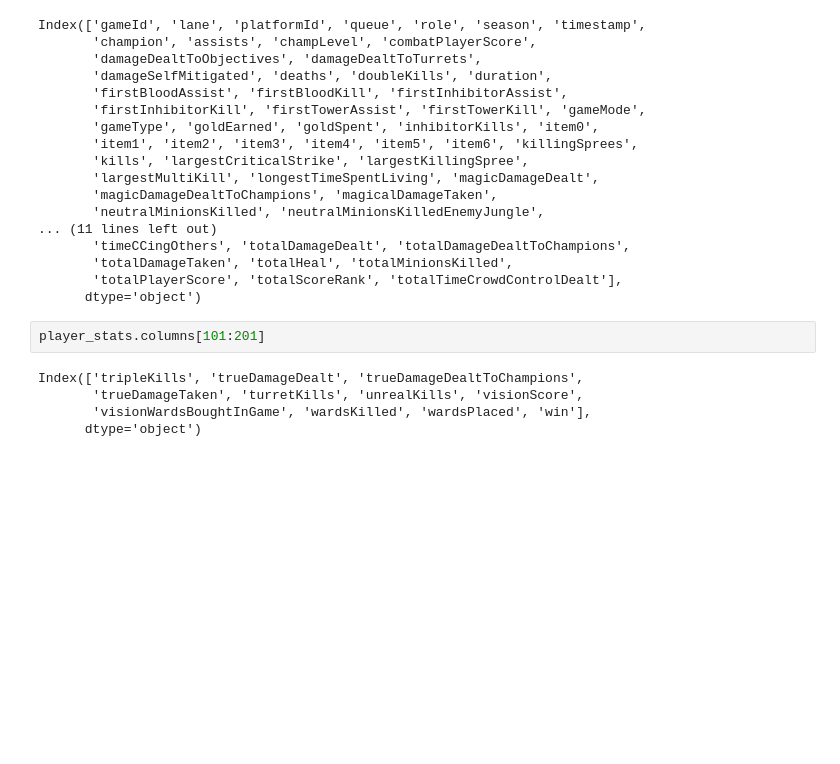
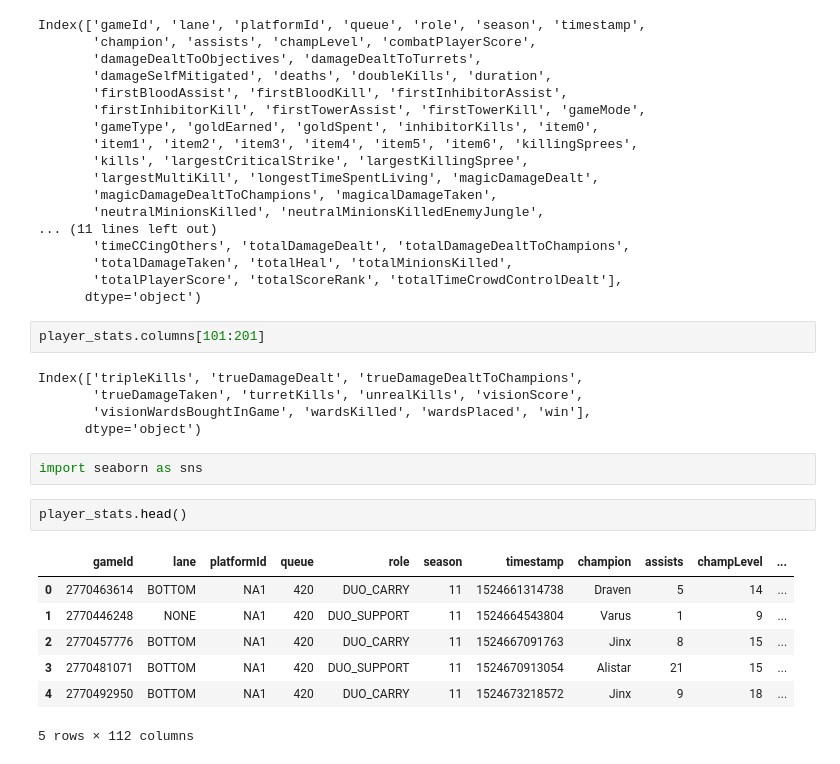
Before and after one commit to Mikhail-Naumov/League, a Jupyter notebook: League_Stats.ipynb, the cells around one changed output. Saved outputs shown, nothing was run; the diff lists cells and outputs as text; blank space fills up the shorter version.

```diff
--- a/League_Stats.ipynb
+++ b/League_Stats.ipynb
@@ -184,3 +175,15 @@ Index(['tripleKills', 'trueDamageDealt', 'trueDamageDealtToChampions',
        'trueDamageTaken', 'turretKills', 'unrealKills', 'visionScore',
        'visionWardsBoughtInGame', 'wardsKilled', 'wardsPlaced', 'win'],
       dtype='object')
+# %%
+import seaborn as sns
+# %%
+player_stats.head()
+# %% [output]
+|  | gameId | lane | platformId | queue | role | season | timestamp | champion | assists | champLevel | ... |
+| 0 | 2770463614 | BOTTOM | NA1 | 420 | DUO_CARRY | 11 | 1524661314738 | Draven | 5 | 14 | ... |
+| 1 | 2770446248 | NONE | NA1 | 420 | DUO_SUPPORT | 11 | 1524664543804 | Varus | 1 | 9 | ... |
+| 2 | 2770457776 | BOTTOM | NA1 | 420 | DUO_CARRY | 11 | 1524667091763 | Jinx | 8 | 15 | ... |
+| 3 | 2770481071 | BOTTOM | NA1 | 420 | DUO_SUPPORT | 11 | 1524670913054 | Alistar | 21 | 15 | ... |
+| 4 | 2770492950 | BOTTOM | NA1 | 420 | DUO_CARRY | 11 | 1524673218572 | Jinx | 9 | 18 | ... |
+5 rows × 112 columns
```
Also changed, not shown: parts of 8 cells of this notebook.
